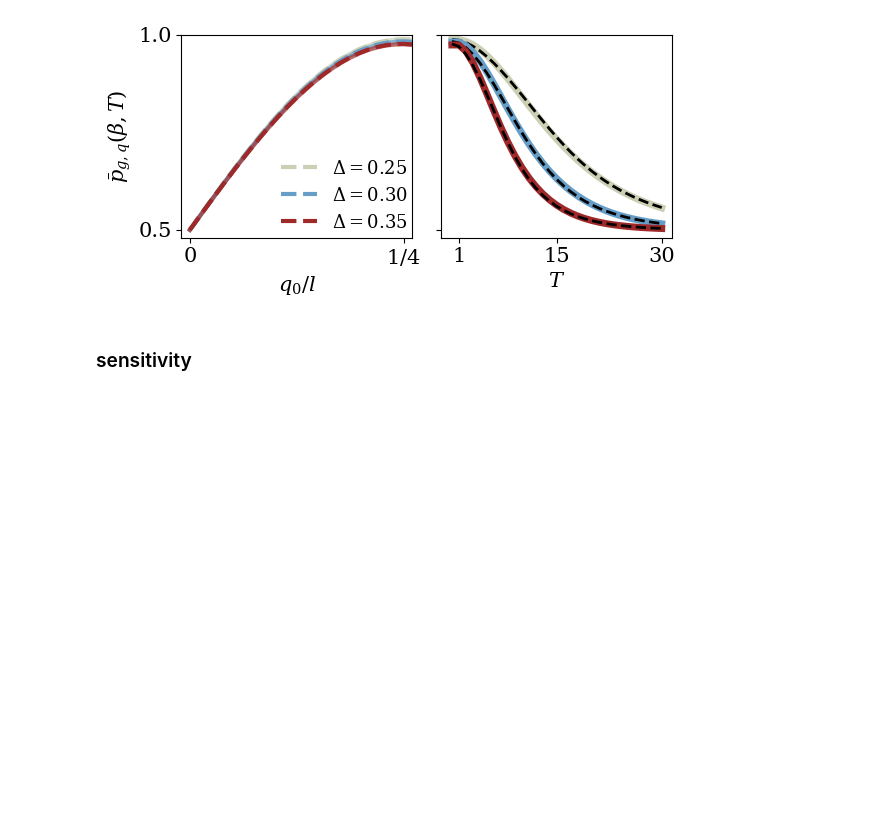
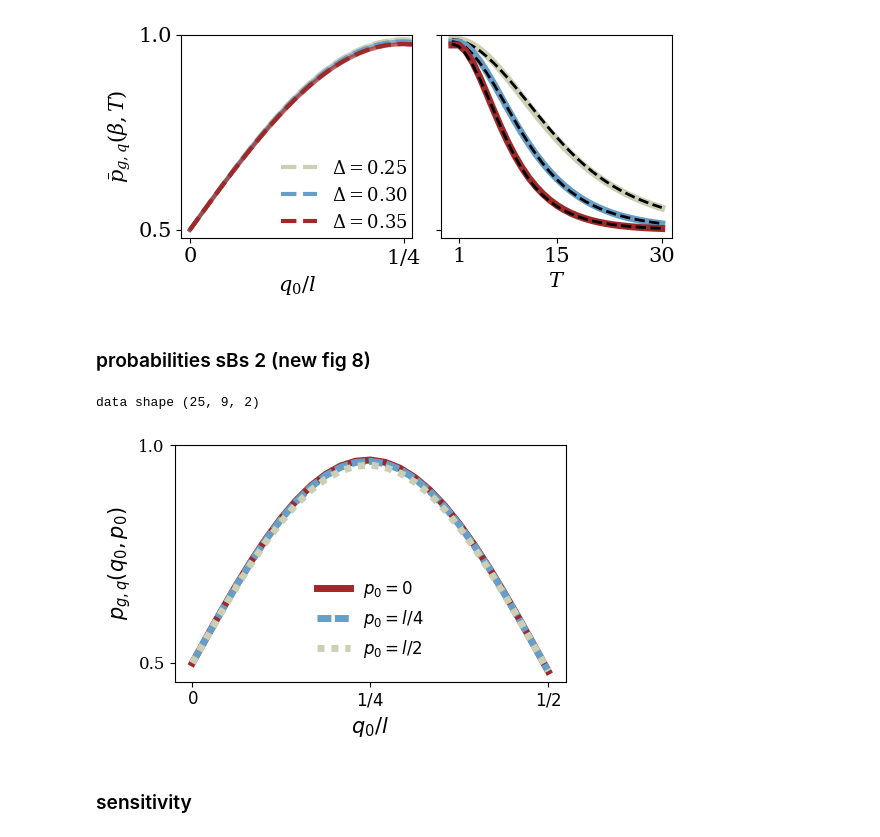
Before and after one commit to LautaroLabarcaG/Quantum-sensing-of-displacements-with-stabilized-GKP-states, a Jupyter notebook: Figures/codes/paper-figures.ipynb, the cells around one changed output. Drawn from its saved outputs; the diff is of its cells as text; code cells hidden in the pictures; blank space fills up the shorter version.

```diff
--- a/Figures/codes/paper-figures.ipynb
+++ b/Figures/codes/paper-figures.ipynb
@@ -878,16 +878,20 @@ x0, y0 = -.03, -.007
 ax1.text(q0range2[25]/l+x0,sensitivity_noiseless[np.argmin(sensitivity_noiseless)]/l+y0,r'${0:.1f}$ dB'.format(dBs),fontsize=10,color=lighten_color('black',1.0))
 ax1.plot(q0range2[25]/l,sensitivity_noiseless[np.argmin(sensitivity_noiseless)]/l,'o',color=lighten_color(blue,1.2),markersize=7)
 
+T = 25 * 10 **(-6) # 25 microseconds, signal acquisition time
 
 for i in range(4):
     shine = .9-.25*i
     sensitivity = sensitivities[i]
+    print('electric field frequency sensitivity (kHz):',np.sqrt(2) * np.min(sensitivity)/T * 10**(-3),i)
+    print('force sensitivity (yN):',np.sqrt(2) * np.min(sensitivity)/T * 10**(-21),i)
+
     ax1.plot(q0range1/l, sensitivity/l,color=lighten_color(red,shine),lw=4)
 
     rs = np.log(1/np.min(sensitivity))
     gains = np.cosh(rs)**2
     dBs = 10*np.log10(np.exp(2*rs))
-    print(i,dBs)
+    print('i, dBs:',i,dBs)
     if i==1:
         x0, y0 = -.03, .003
     else:
@@ -1058,6 +1066,61 @@ plt.savefig(path_QS_figures+'appendix-fig7-sBs-p(q0)-p(T).pdf',dpi=600)
 plt.show()
 # %% [output]
 [figure]
+# %% [markdown]
+### probabilities sBs 2 (new fig 8)
+# %%
+R0, R1 = 120,2
+steps = 25
+q0_range = (l/2)*np.linspace(0,1.0,steps)
+p0_range = (l/8)*np.arange(0,9,1)
+fit_params = []
+R_range = np.arange(0,R1+1,1)
+
+fig, ax = plt.subplots(figsize=(4.9,3.3))
+Delta_range = [.25,0.3,.4]
+data_probs = []
+data_photons = []
+for i in [2]:
+    Delta = Delta_range[i]
+    name = 'probabilities_Delta={0:.2f}_R={1:.0f}_q0_steps={2:.0f}.npy'.format(Delta,R1,len(q0_range))
+    name_photons = 'photons_Delta={0:.2f}_R={1:.0f}_q0_steps={2:.0f}.npy'.format(Delta,R1,len(q0_range))
+
+    data = np.real(np.load(path_QS_noiseless_results+name,allow_pickle=True))# data[a][b], a is index in the q0_range, b is 0 for q, 1 for p
+    print('data shape',data.shape)
+    data_probs.append(data)
+    markers = {0:'none',2:'none',4:'none'}
+    colors = {4:lighten_color(green,.5),2:lighten_color(blue,.65),0:lighten_color(red,1)}
+    labels = {0:r'$p_0=0$',2:r'$p_0=l/4$',4:r'$p_0=l/2$'}
+    linestyles = {0:'-',2:(0,(2,.5)),4:(0,(1,1))}
+    for k in [0,2,4]:
+        probs_q0_p0 = []
+        for j in range(steps):
+            probs_q0_p0_q = data[j][k][0][0]
+            probs_q0_p0_p = data[j][k][1][0]
+            probs_q0_p0.append(probs_q0_p0_q)
+        sd, cd, td = np.sinh(Delta**2), np.cosh(Delta**2), np.tanh(Delta**2)
+        ax.plot(q0_range/l,probs_q0_p0,color=colors[k],ls=linestyles[k],lw=5,label=labels[k])
+
+plt.rcParams['font.family'] = 'serif'
+plt.rcParams['font.serif'] = ['DejaVu Serif']  # or ['STIXGeneral']
+
+name = 'Paper-newfig8-data-probabilities'
+np.save(path_QS_figures_data + name,data_probs)
+
+ax.tick_params(axis='both', which='major', labelsize=12)
+ax.set_yticks([.5,1])
+inset_ax.set_yticks([8,4])
+ax.set_xlabel(r'$q_0/l$',fontsize=15)
+ax.set_ylabel(r'$p_{g,q}(q_0,p_0)$',fontsize=15)
+ax.set_xticks([0,.25,.5])
+ax.set_xticklabels([r'$0$',r'$1/4$',r'$1/2$'],fontsize=12)
+ax.legend(fontsize=12,frameon=False,bbox_to_anchor=(.5,.5))
+plt.tight_layout()
+plt.savefig(path_QS_figures+'Paper-newFig8.pdf',bbox_inches='tight',dpi=600)
+plt.show()
+# %% [output]
+data shape (25, 9, 2)
+[figure, added]
 # %% [markdown]
 ### sensitivity
 # %%
```
Also changed, not shown: parts of 1 cell of this notebook, 57 other files.
